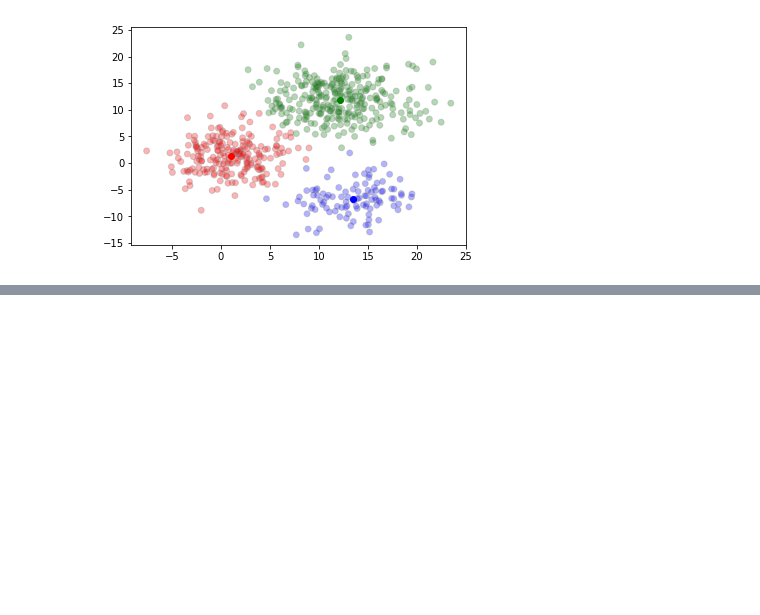
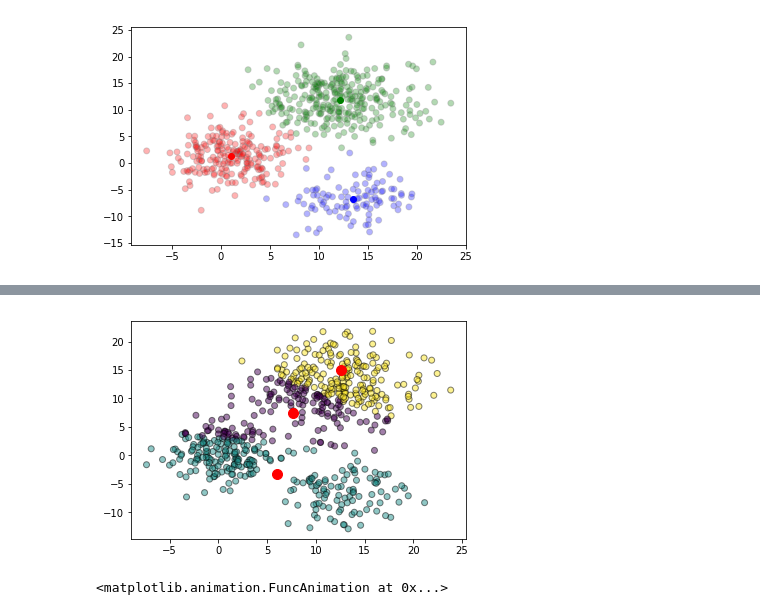
Before and after one commit to winterjung/study, a Jupyter notebook: Machine_Learning/K means clustering.ipynb, the cells around one changed output, grey strips where cells are left out. Drawn from its saved outputs; the diff is of its cells as text; code cells hidden in the pictures; blank space fills up the shorter version.

Commit message:
Visualize K means clustering using animation of matplotlib

```diff
--- a/Machine_Learning/K means clustering.ipynb
+++ b/Machine_Learning/K means clustering.ipynb
@@ -347,0 +367,47 @@ plt.close()
+# %%
+def update_points(df, centers):
+    _df = update_distance(df, centers)
+    _df = assign_center(_df)
+    return _df
+# %%
+np.random.seed(201)
+k = 3
+pt1 = generate_points(1, 3, (200, 2), (0, 0))
+pt2 = generate_points(2, 4, (300, 2), (10, 10))
+pt3 = generate_points(3, 3, (100, 2), (10, -10))
+points = np.concatenate((pt1, pt2, pt3))
+source = DataFrame(points, columns=['x', 'y'])
+centers = {
+    i+1: [np.random.randint(*init_xy[0]), np.random.randint(*init_xy[1])]
+    for i in range(k)
+}
+df = update_points(source.copy(deep=True), centers)
+# %%
+fig = plt.figure()
+ax = plt.axes()
+
+def init():
+    return
+
+def animate(i):
+    global centers, df
+    df = df.copy(deep=True)
+    centers = deepcopy(centers)
+    old_closet = df['closet'].copy(deep=True)
+
+    centers = update_centers(df, centers)
+    df = update_points(df, centers)
+
+    ax.cla()
+    ax.scatter(df['x'], df['y'], c=df['closet'], edgecolor='black', alpha=0.5)
+    # plt.gray()
+    for i in centers.keys():
+        ax.scatter(*centers[i], c='r', s=100)
+
+ani = animation.FuncAnimation(fig, animate, frames=10, interval=200)
+# %% [output]
+[figure, added]
+# %%
+ani
+# %% [output]
+<matplotlib.animation.FuncAnimation at 0x...>
```
Also changed, not shown: parts of 5 cells of this notebook.
